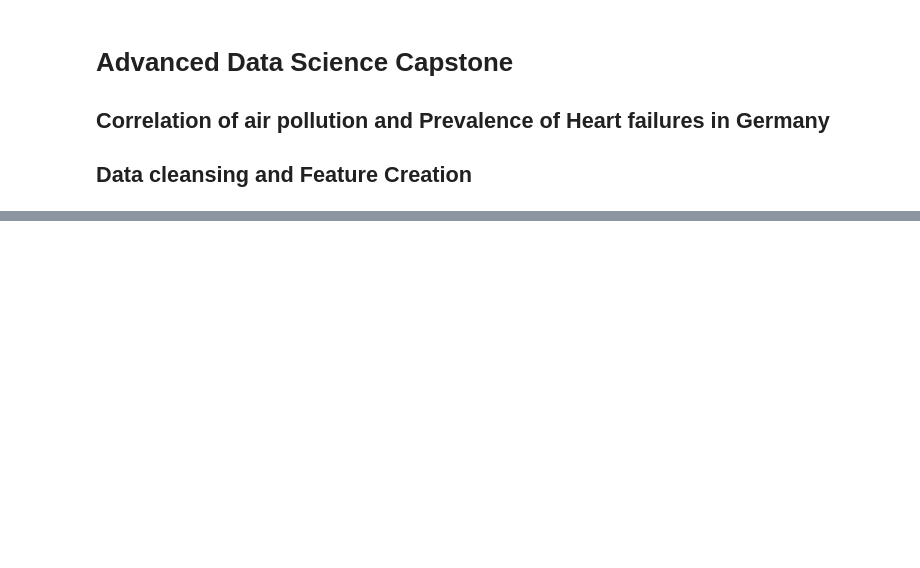
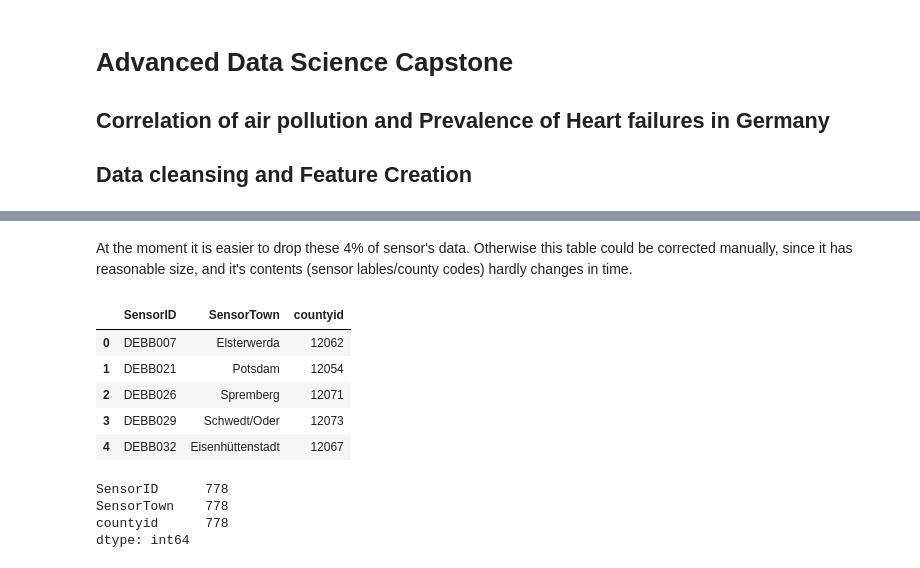
Before and after one commit to EvgenyGorelov/IBM_Coursera_Capstone, a Jupyter notebook: Capstone.etl.pandas.1.0.ipynb, the cells around one changed output, grey strips where cells are left out. Saved outputs shown, nothing was run; the diff lists cells and outputs as text; code cells hidden in the pictures; blank space fills up the shorter version.

```diff
--- a/Capstone.etl.pandas.1.0.ipynb
+++ b/Capstone.etl.pandas.1.0.ipynb
@@ -49,0 +159,23 @@ The easiest way is to stick on county-based data, attribyte all air pollution se
+# %%
+# pick all tags from the XML file
+Etree = etree.parse("Capstone.rawData/AQD_DE_D_2017/DE_D_allInOne_metaMeasurements_2017.xml")
+Eroot = Etree.getroot()
+Eroot.tag
+Eroot.attrib
+AllTags = [elem.tag for elem in Eroot.iter()]
+
+# get correct tag names for 'municipality', 'EUStationCode' and 'featureMember':
+varMUN = [s for s in AllTags if 'municipality' in s][0]
+varID  = [s for s in AllTags if 'EUStationCode' in s][0]
+varFeatMem = [s for s in AllTags if 'featureMember' in s][0]
+
+IDs=[]
+MUNs=[]
+# read 'municipality' and 'EUStationCode' to SensorLocation dataframe:
+for varr in Eroot.iter(varFeatMem):
+    for child in varr.iter(varMUN):
+        MUNs.append(child.text)
+        for child2 in varr.iter(varID):
+            IDs.append(child2.text)
+SensorLocation=pd.DataFrame({'SensorID': IDs, 'SensorTown': MUNs})
+SensorLocation.tail(5)
@@ -49,0 +225,3 @@ The easiest way is to stick on county-based data, attribyte all air pollution se
+# %%
+SensorLocation = (SensorLocation.join(dfCT[['countyid','town']].set_index('town'),
+                                      on='SensorTown')).drop_duplicates(subset=['SensorID'])
@@ -49,0 +246,20 @@ The easiest way is to stick on county-based data, attribyte all air pollution se
+# %% [markdown]
+At the moment it is easier to drop these 4% of sensor's data. Otherwise this table could be corrected manually, since it has reasonable size, and it's contents (sensor lables/county codes) hardly changes in time.
+# %%
+SensorLocation=SensorLocation.dropna()
+SensorLocation=SensorLocation.astype({'countyid':int})
+SensorLocation.head(5)
+# %% [output]
+|  | SensorID | SensorTown | countyid |
+| 0 | DEBB007 | Elsterwerda | 12062 |
+| 1 | DEBB021 | Potsdam | 12054 |
+| 2 | DEBB026 | Spremberg | 12071 |
+| 3 | DEBB029 | Schwedt/Oder | 12073 |
+| 4 | DEBB032 | Eisenhüttenstadt | 12067 |
+# %%
+SensorLocation.count()
+# %% [output]
+SensorID      778
+SensorTown    778
+countyid      778
+dtype: int64
```
Also changed, not shown: parts of 20 cells of this notebook.
